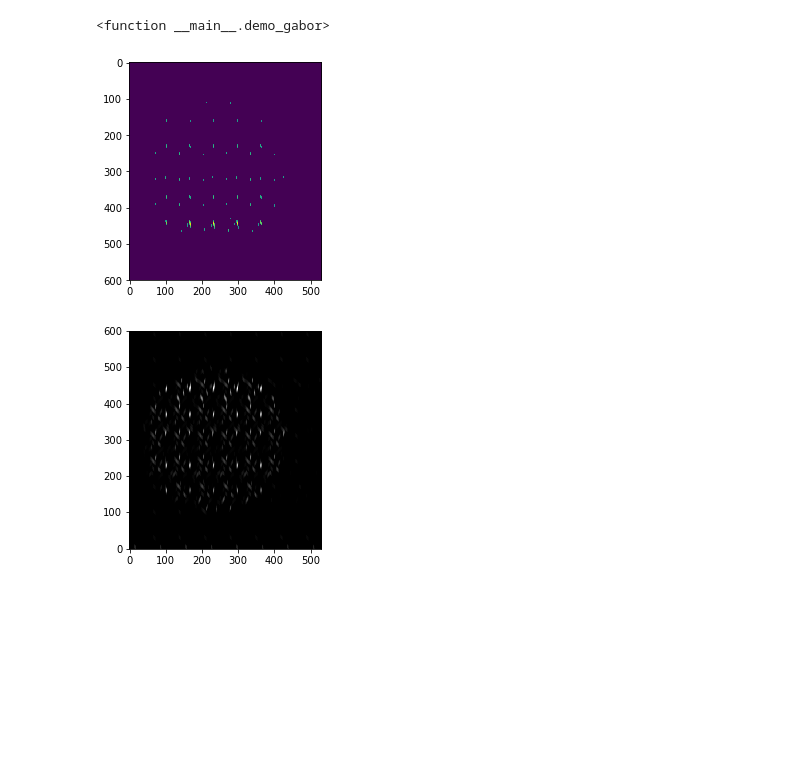
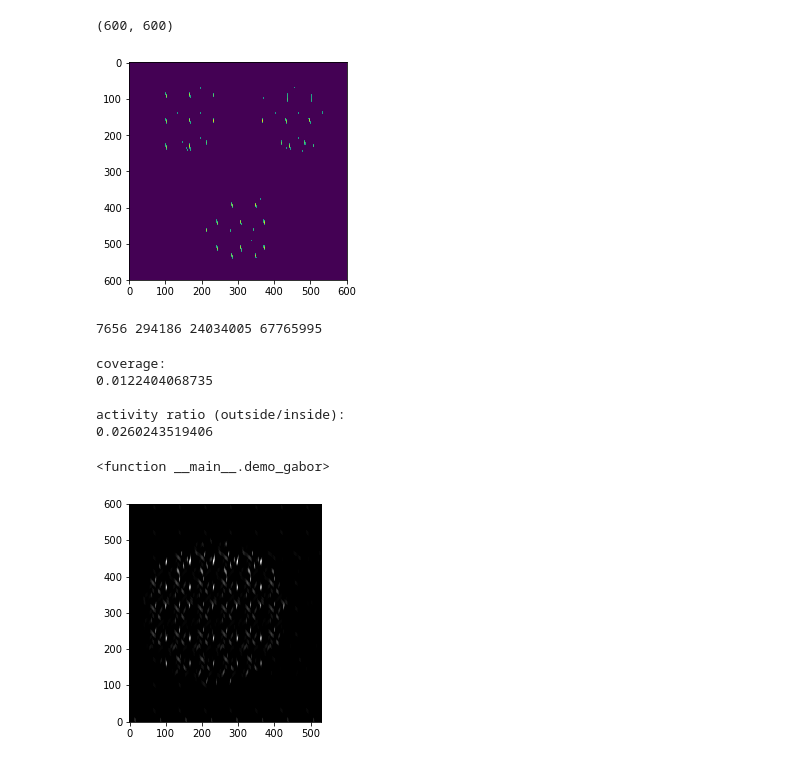
Before and after one commit to Wise61/depth_perception, a Jupyter notebook: depth_percept.ipynb, the cells around one changed output. Saved outputs shown, nothing was run; the diff lists cells and outputs as text; code cells hidden in the pictures; blank space fills up the shorter version.

```diff
--- a/depth_percept.ipynb
+++ b/depth_percept.ipynb
@@ -61,10 +61,19 @@ def double_convolve(normal, shifted, image, pupillary_distance):
     normal_convolved = signal.convolve2d(image, normal, boundary='symm', mode='same')
     shifted_convolved = signal.convolve2d(image, shifted, boundary='symm', mode='same')
 
+    return_shape = image.shape
+
+    realigned = np.zeros(return_shape)
+    print(realigned.shape)
+
+
 
 
     normal_convolved = normal_convolved[0:,0:-pupillary_distance]
     shifted_convolved = shifted_convolved[0:,pupillary_distance:]
+
+
+
 
     diff = np.subtract(normal_convolved, shifted_convolved)
     mul = normal_convolved * shifted_convolved
@@ -73,7 +82,66 @@ def double_convolve(normal, shifted, image, pupillary_distance):
 
     low_values_flags = mul <= mul.max()*0.5  # Where values are low
     mul[low_values_flags] = 0  # All low values set to 0
-    return mul
+    realigned[0:,pupillary_distance:] = mul
+    return realigned
+# %%
+image = open_norm("shift5_70patch.png",verbose=False)
+norm = generate_gabor((64, 64),(0.0, 0),(4.5, 7.59),3.0,3.14,0.4)
+shifted = generate_gabor((64, 64),(5.0, 0),(4.5, 7.59),3.0,3.14,0.4)
+test = double_convolve(norm, shifted, image,70)
+plt.imshow(test)
+plt.show()
+
+dm = np.array(Image.open("dm.png").convert("L"))
+inv = np.array(Image.open("inverted_dm.png").convert("L"))
+
+act = (255.0 / test.max() * (test - test.min())).astype(np.uint8)
+sv = Image.fromarray(act)
+sv.save("act.png")
+
+act_inside = np.bitwise_and(dm, act)
+rescaled = (255.0 / act_inside.max() * (act_inside - act_inside.min())).astype(np.uint8)
+sv = Image.fromarray(rescaled)
+sv.save("act_inside.png")
+
+act_outside = np.bitwise_and(inv, act)
+rescaled = (255.0 / act_outside.max() * (act_outside - act_outside.min())).astype(np.uint8)
+sv = Image.fromarray(rescaled)
+sv.save("act_outside.png")
+
+
+sum_outside_act = np.sum(act_outside)
+sum_inside_act = np.sum(act_inside)
+sum_dm = np.sum(dm)
+sum_inv = np.sum(inv)
+
+'''
+
+sum_outside_act = np.sum(np.where(act_outside > 0, 1, 0))
+sum_inside_act = np.sum(np.where(act_inside > 0, 1, 0))
+sum_dm = np.sum(np.where(dm > 0, 1, 0))
+sum_inv = np.sum(np.where(inv > 0, 1, 0))
+'''
+
+print(sum_outside_act,sum_inside_act, sum_dm, sum_inv)
+# %% [output]
+(600, 600)
+[figure, added]
+7656 294186 24034005 67765995
+# %%
+print("coverage:")
+print(sum_inside_act / sum_dm)
+print()
+print("activity ratio (outside/inside):")
+print(sum_outside_act / sum_inside_act)
+
+#RUN SENSATIVITY INDEX
+# %% [output]
+coverage:
+0.0122404068735
+
+activity ratio (outside/inside):
+0.0260243519406
 # %%
 def demo_gabor(shift_x, shift_y, sigma_x, sigma_y, rotation, phase_shift, frequency,pd):
     size=(64,64)
@@ -101,15 +169,6 @@ def demo_gabor(shift_x, shift_y, sigma_x, sigma_y, rotation, phase_shift, freque
 interact(demo_gabor, phase_shift=(0,2*np.pi,0.01), shift_x=(-24,24,0.1),shift_y=(-24,24,0.1),sigma_x=(0,20,0.01),sigma_y=(0,20,0.01),rotation=(0,np.pi,0.01),frequency=(0.1,3.0,0.1),pd=(-100,100,1))
 # %% [output]
 <function __main__.demo_gabor>
-# %%
-image = open_norm("data/shift5_patch70.png",verbose=False)
-norm = generate_gabor((64, 64),(0.0, 0),(4.5, 7.59),3.0,3.14,0.4)
-shifted = generate_gabor((64, 64),(5.0, 0),(4.5, 7.59),3.0,3.14,0.4)
-test = double_convolve(norm, shifted, image,70)
-plt.imshow(test)
-plt.show()
-# %% [output]
-[figure, removed]
 # %%
 image = open_norm("data/shift5_patch70.png",verbose=False)
 sum_array = np.zeros([600,530])
```
Also changed, not shown: 8 other files.
